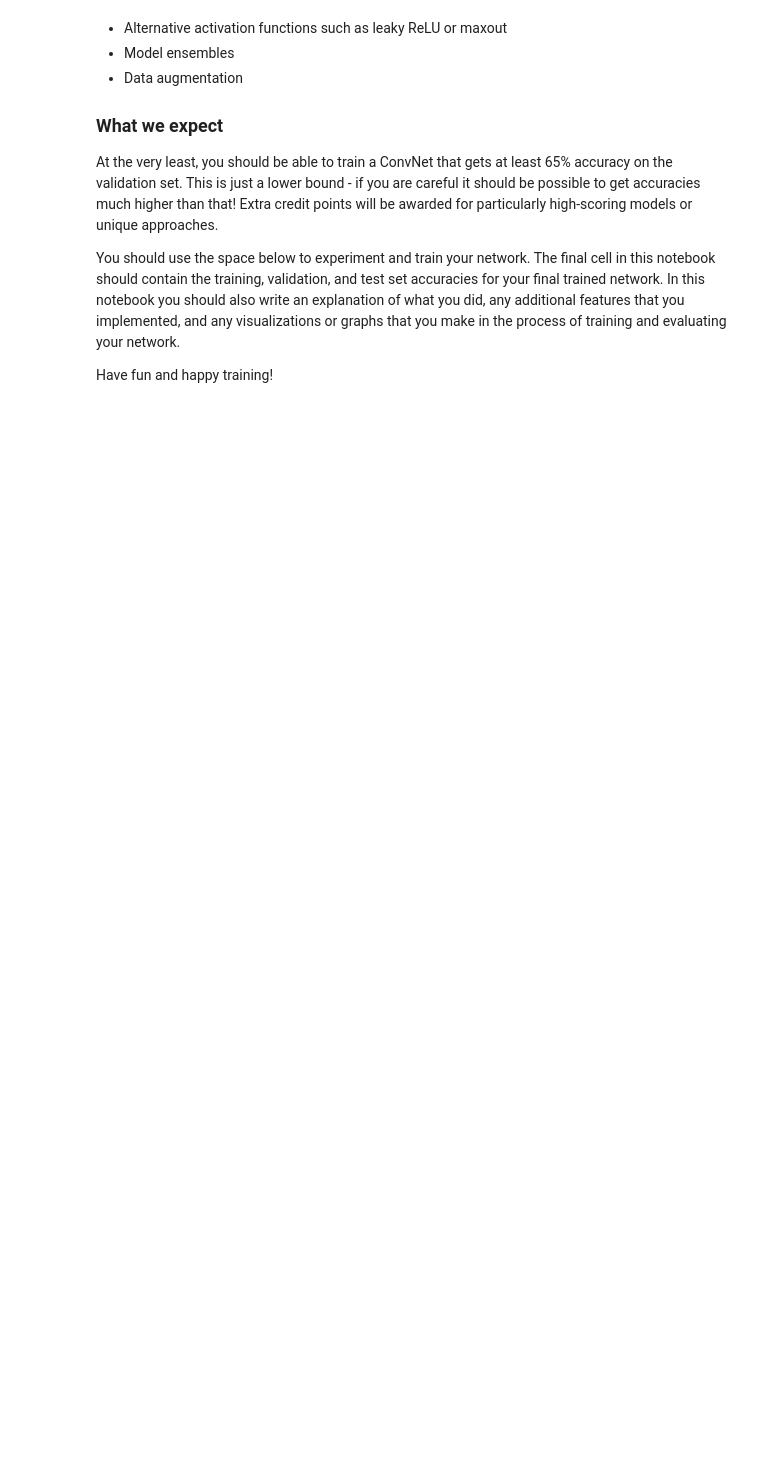
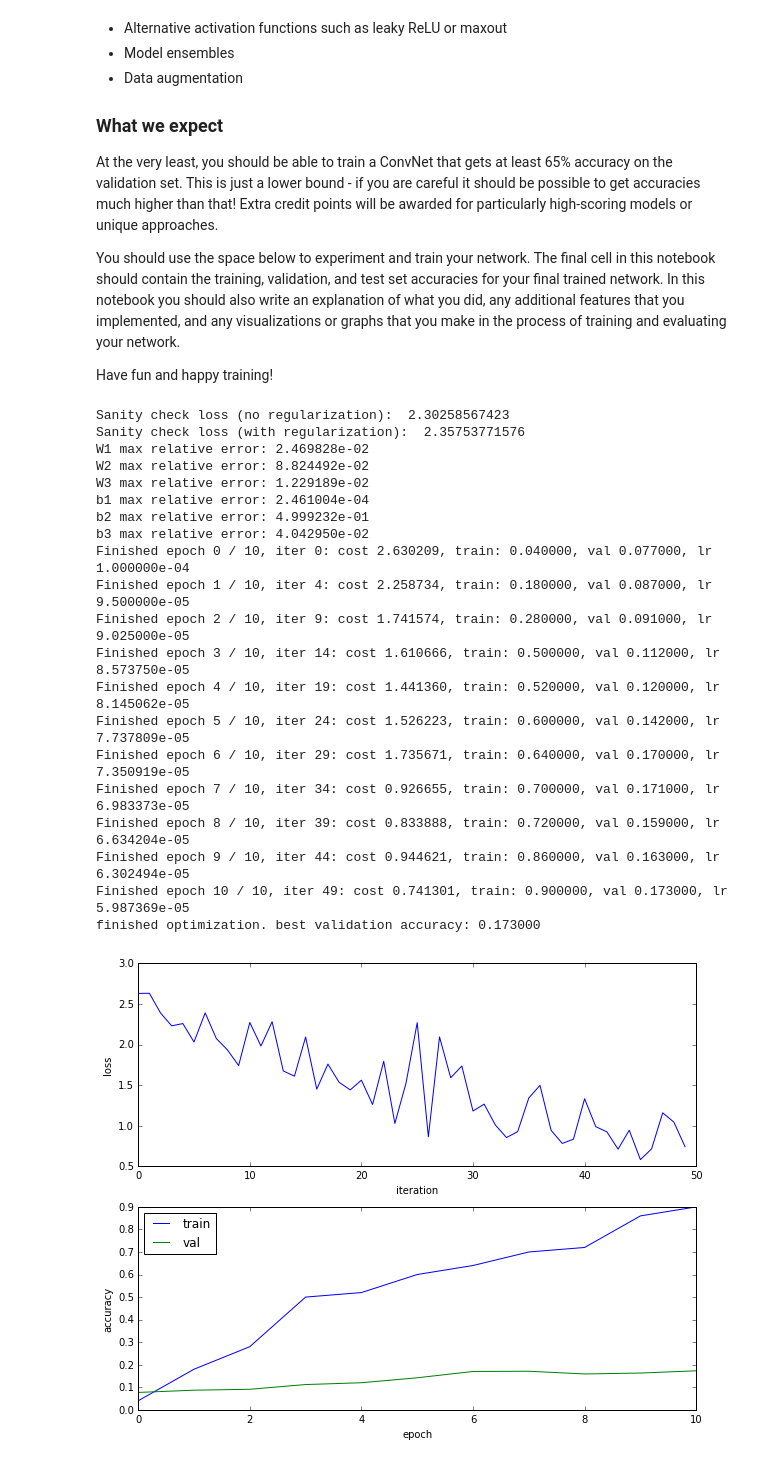
Before and after one commit to Alexoner/mooc, a Jupyter notebook: cs231n/assignment2/convnet.ipynb, the cells around one changed output. Saved outputs shown, nothing was run; the diff lists cells and outputs as text; code cells hidden in the pictures; blank space fills up the shorter version.

Commit message:
cs231n: experiment convnet

```diff
--- a/cs231n/assignment2/convnet.ipynb
+++ b/cs231n/assignment2/convnet.ipynb
@@ -193,0 +241,79 @@ Have fun and happy training!
+# %%
+# TODO: Train a ConvNet to do really well on CIFAR-10!
+
+# sanity check
+model = init_fun_convnet()
+
+X = np.random.randn(100, 3, 32, 32)
+y = np.random.randint(10, size=100)
+
+loss, _ = fun_convnet(X, model, y, reg=0)
+
+# Sanity check: Loss should be about log(10) = 2.3026
+print 'Sanity check loss (no regularization): ', loss
+
+# Sanity check: Loss should go up when you add regularization
+loss, _ = fun_convnet(X, model, y, reg=1)
+print 'Sanity check loss (with regularization): ', loss
+
+# gradient check
+num_inputs = 10
+input_shape = (3, 16, 16)
+reg = 0.0
+num_classes = 10
+X = np.random.randn(num_inputs, *input_shape)
+y = np.random.randint(num_classes, size=num_inputs)
+
+model = init_fun_convnet(num_filters=3, filter_size=3, input_shape=input_shape)
+loss, grads = fun_convnet(X, model, y)
+for param_name in sorted(grads):
+    f = lambda _: fun_convnet(X, model, y)[0]
+    param_grad_num = eval_numerical_gradient(f, model[param_name], verbose=False, h=1e-6)
+    e = rel_error(param_grad_num, grads[param_name])
+    print '%s max relative error: %e' % (param_name, rel_error(param_grad_num, grads[param_name]))
+
+# make sure we can overfit
+# Use a two-layer ConvNet to overfit 50 training examples.
+model = init_fun_convnet(weight_scale=1e-2, bias_scale=0, num_filters=64, filter_size=3)
+trainer = ClassifierTrainer()
+best_model, loss_history, train_acc_history, val_acc_history = trainer.train(
+          X_train[:50], y_train[:50], X_val, y_val, model, fun_convnet,
+          reg=0.001, momentum=0.9, learning_rate=1e-4, batch_size=10, num_epochs=10,
+          verbose=True)
+
+# Plotting the loss, training accuracy, and validation accuracy
+# should show clear overfitting
+plt.subplot(2, 1, 1)
+plt.plot(loss_history)
+plt.xlabel('iteration')
+plt.ylabel('loss')
+
+plt.subplot(2, 1, 2)
+plt.plot(train_acc_history)
+plt.plot(val_acc_history)
+plt.legend(['train', 'val'], loc='upper left')
+plt.xlabel('epoch')
+plt.ylabel('accuracy')
+plt.show()
+# %% [output]
+Sanity check loss (no regularization):  2.30258567423
+Sanity check loss (with regularization):  2.35753771576
+W1 max relative error: 2.469828e-02
+W2 max relative error: 8.824492e-02
+W3 max relative error: 1.229189e-02
+b1 max relative error: 2.461004e-04
+b2 max relative error: 4.999232e-01
+b3 max relative error: 4.042950e-02
+Finished epoch 0 / 10, iter 0: cost 2.630209, train: 0.040000, val 0.077000, lr 1.000000e-04
+Finished epoch 1 / 10, iter 4: cost 2.258734, train: 0.180000, val 0.087000, lr 9.500000e-05
+Finished epoch 2 / 10, iter 9: cost 1.741574, train: 0.280000, val 0.091000, lr 9.025000e-05
+Finished epoch 3 / 10, iter 14: cost 1.610666, train: 0.500000, val 0.112000, lr 8.573750e-05
+Finished epoch 4 / 10, iter 19: cost 1.441360, train: 0.520000, val 0.120000, lr 8.145062e-05
+Finished epoch 5 / 10, iter 24: cost 1.526223, train: 0.600000, val 0.142000, lr 7.737809e-05
+Finished epoch 6 / 10, iter 29: cost 1.735671, train: 0.640000, val 0.170000, lr 7.350919e-05
+Finished epoch 7 / 10, iter 34: cost 0.926655, train: 0.700000, val 0.171000, lr 6.983373e-05
+Finished epoch 8 / 10, iter 39: cost 0.833888, train: 0.720000, val 0.159000, lr 6.634204e-05
+Finished epoch 9 / 10, iter 44: cost 0.944621, train: 0.860000, val 0.163000, lr 6.302494e-05
+Finished epoch 10 / 10, iter 49: cost 0.741301, train: 0.900000, val 0.173000, lr 5.987369e-05
+finished optimization. best validation accuracy: 0.173000
+[figure, added]
```
Also changed, not shown: parts of 10 cells of this notebook, 2 other files.
